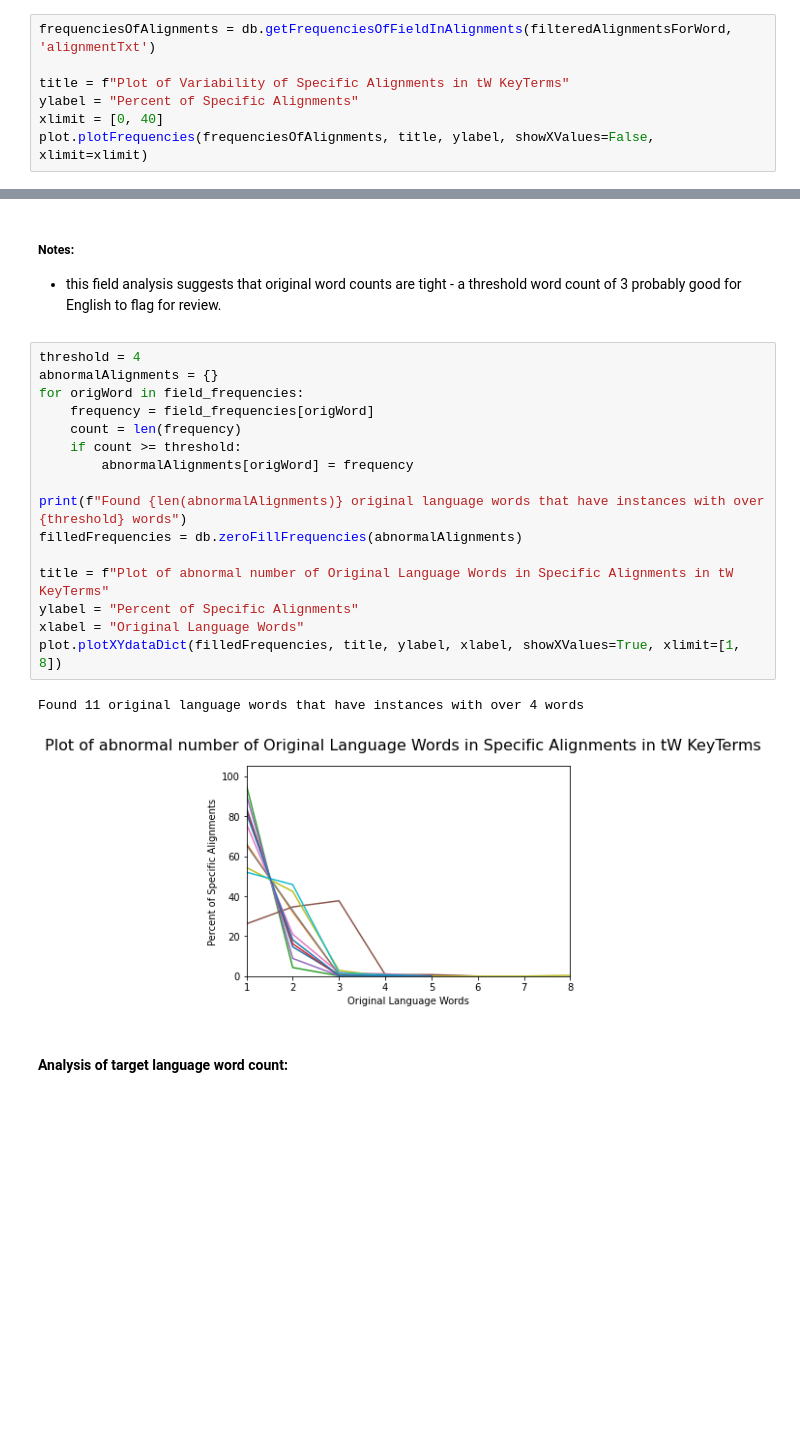
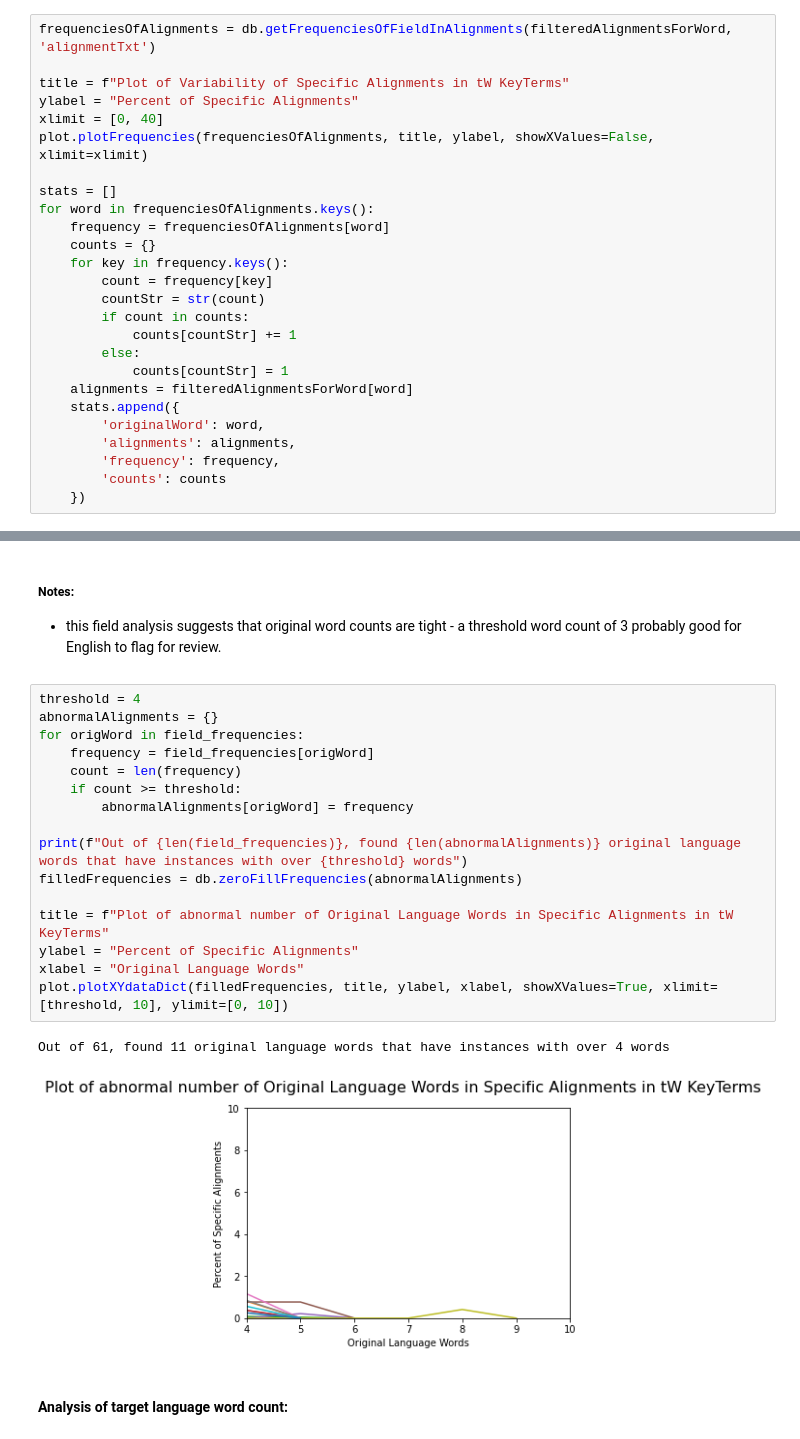
Before and after one commit to unfoldingWord-box3/alignment-ml, a Jupyter notebook: plot_multi_alignments.ipynb, the cells around one changed output, grey strips where cells are left out. Drawn from its saved outputs; the diff is of its cells as text; blank space fills up the shorter version.

```diff
--- a/plot_multi_alignments.ipynb
+++ b/plot_multi_alignments.ipynb
@@ -50,6 +50,25 @@ title = f"Plot of Variability of Specific Alignments in tW KeyTerms"
 ylabel = "Percent of Specific Alignments"
 xlimit = [0, 40]
 plot.plotFrequencies(frequenciesOfAlignments, title, ylabel, showXValues=False, xlimit=xlimit)
+
+stats = []
+for word in frequenciesOfAlignments.keys():
+    frequency = frequenciesOfAlignments[word]
+    counts = {}
+    for key in frequency.keys():
+        count = frequency[key]
+        countStr = str(count)
+        if count in counts:
+            counts[countStr] += 1
+        else:
+            counts[countStr] = 1
+    alignments = filteredAlignmentsForWord[word]
+    stats.append({
+        'originalWord': word,
+        'alignments': alignments,
+        'frequency': frequency,
+        'counts': counts
+    })
 # %% [output]
 [figure]
 # %% [markdown]
@@ -76,22 +97,22 @@ plot.plotXYdataDict(filledFrequencies, title, ylabel, xlabel, showXValues=True,
 # %%
 threshold = 4
 abnormalAlignments = {}
 for origWord in field_frequencies:
     frequency = field_frequencies[origWord]
     count = len(frequency)
     if count >= threshold:
         abnormalAlignments[origWord] = frequency
 
-print(f"Found {len(abnormalAlignments)} original language words that have instances with over {threshold} words")
+print(f"Out of {len(field_frequencies)}, found {len(abnormalAlignments)} original language words that have instances with over {threshold} words")
 filledFrequencies = db.zeroFillFrequencies(abnormalAlignments)
 
 title = f"Plot of abnormal number of Original Language Words in Specific Alignments in tW KeyTerms"
 ylabel = "Percent of Specific Alignments"
 xlabel = "Original Language Words"
-plot.plotXYdataDict(filledFrequencies, title, ylabel, xlabel, showXValues=True, xlimit=[1, 8])
+plot.plotXYdataDict(filledFrequencies, title, ylabel, xlabel, showXValues=True, xlimit=[threshold, 10], ylimit=[0, 10])
 # %% [output]
-Found 11 original language words that have instances with over 4 words
+Out of 61, found 11 original language words that have instances with over 4 words
-[figure, old version]
+[figure, new version]
 # %% [markdown]
 #### Analysis of target language word count:
 # %%
```
Also changed, not shown: parts of 1 cell of this notebook, 6 other files.
